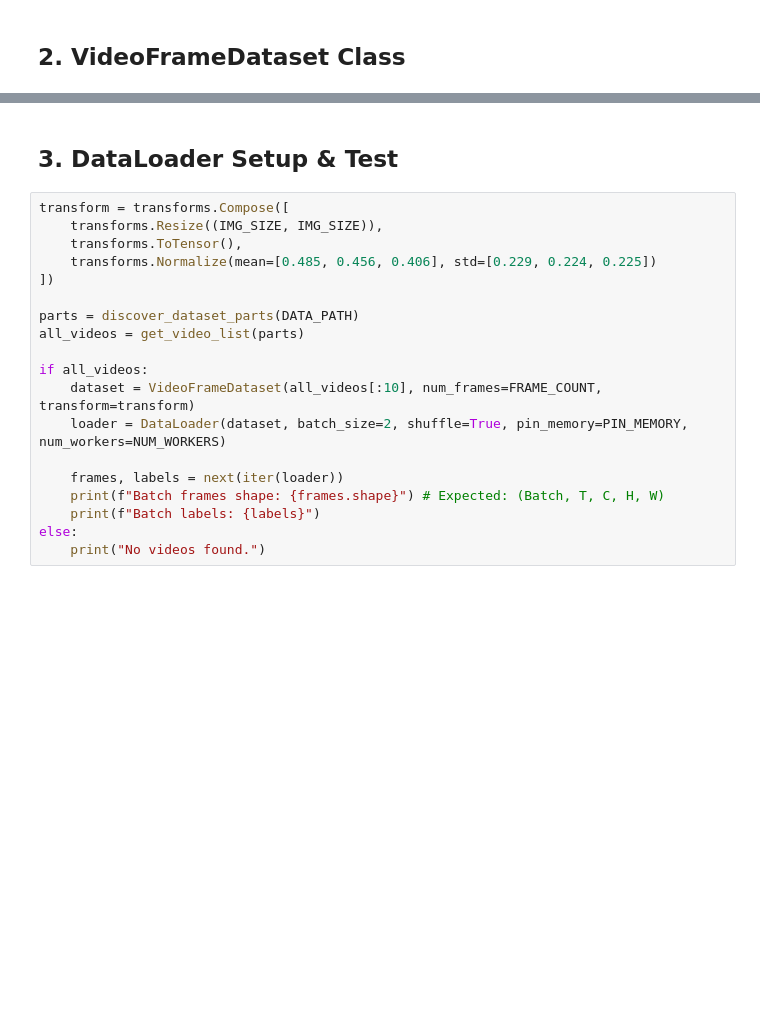
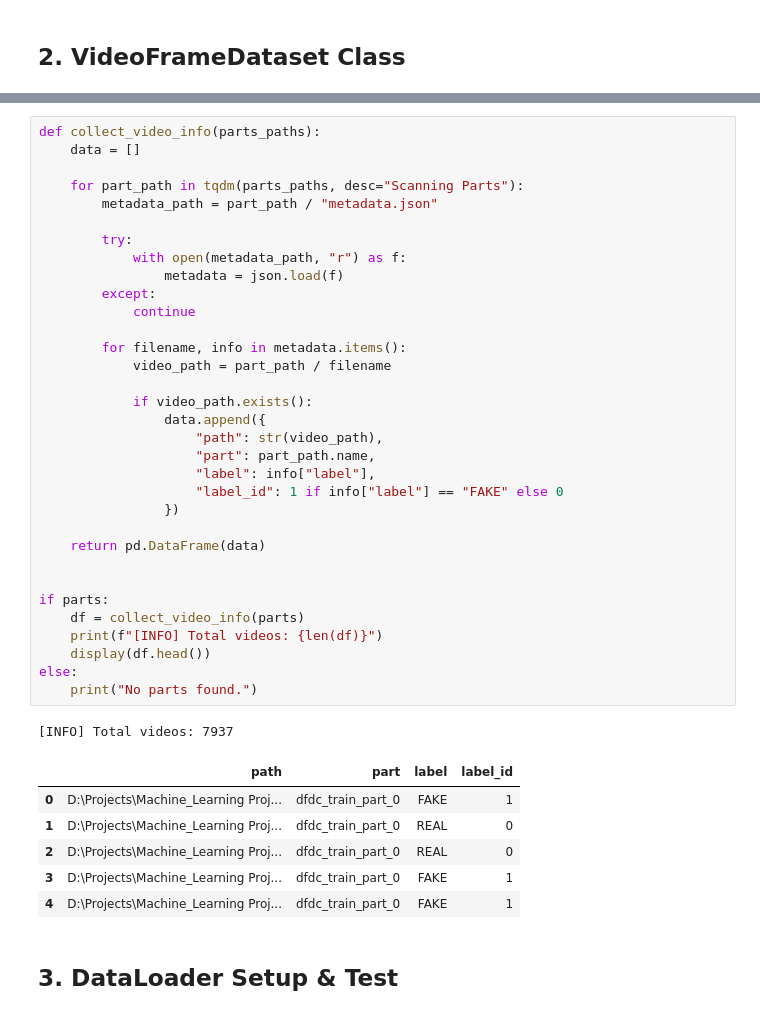
Before and after one commit to Anshmhjn786/Cognito_AI_A.M, a Jupyter notebook: notebooks/video_model_notebooks/02_video_preprocessing_and_dataset.ipynb, the cells around one changed output, grey strips where cells are left out. Drawn from its saved outputs; the diff is of its cells as text; blank space fills up the shorter version.

```diff
--- a/notebooks/video_model_notebooks/02_video_preprocessing_and_dataset.ipynb
+++ b/notebooks/video_model_notebooks/02_video_preprocessing_and_dataset.ipynb
@@ -121,21 +94,43 @@ class VideoFrameDataset(Dataset):
+# %%
+def collect_video_info(parts_paths):
+    data = []
+
+    for part_path in tqdm(parts_paths, desc="Scanning Parts"):
+        metadata_path = part_path / "metadata.json"
+
+        try:
+            with open(metadata_path, "r") as f:
+                metadata = json.load(f)
+        except:
+            continue
+
+        for filename, info in metadata.items():
+            video_path = part_path / filename
+
+            if video_path.exists():
+                data.append({
+                    "path": str(video_path),
+                    "part": part_path.name,
+                    "label": info["label"],
+                    "label_id": 1 if info["label"] == "FAKE" else 0
+                })
+
+    return pd.DataFrame(data)
+
+
+if parts:
+    df = collect_video_info(parts)
+    print(f"[INFO] Total videos: {len(df)}")
+    display(df.head())
+else:
+    print("No parts found.")
+# %% [output]
+[INFO] Total videos: 7937
+|  | path | part | label | label_id |
+| 0 | D:\Projects\Machine_Learning Proj... | dfdc_train_part_0 | FAKE | 1 |
+| 1 | D:\Projects\Machine_Learning Proj... | dfdc_train_part_0 | REAL | 0 |
+| 2 | D:\Projects\Machine_Learning Proj... | dfdc_train_part_0 | REAL | 0 |
+| 3 | D:\Projects\Machine_Learning Proj... | dfdc_train_part_0 | FAKE | 1 |
+| 4 | D:\Projects\Machine_Learning Proj... | dfdc_train_part_0 | FAKE | 1 |
 # %% [markdown]
 ## 3. DataLoader Setup & Test
-# %%
-transform = transforms.Compose([
-    transforms.Resize((IMG_SIZE, IMG_SIZE)),
-    transforms.ToTensor(),
-    transforms.Normalize(mean=[0.485, 0.456, 0.406], std=[0.229, 0.224, 0.225])
-])
-
-parts = discover_dataset_parts(DATA_PATH)
-all_videos = get_video_list(parts)
-
-if all_videos:
-    dataset = VideoFrameDataset(all_videos[:10], num_frames=FRAME_COUNT, transform=transform)
-    loader = DataLoader(dataset, batch_size=2, shuffle=True, pin_memory=PIN_MEMORY, num_workers=NUM_WORKERS)
-
-    frames, labels = next(iter(loader))
-    print(f"Batch frames shape: {frames.shape}") # Expected: (Batch, T, C, H, W)
-    print(f"Batch labels: {labels}")
-else:
-    print("No videos found.")
```
Also changed, not shown: parts of 8 cells of this notebook, 5 other files.
